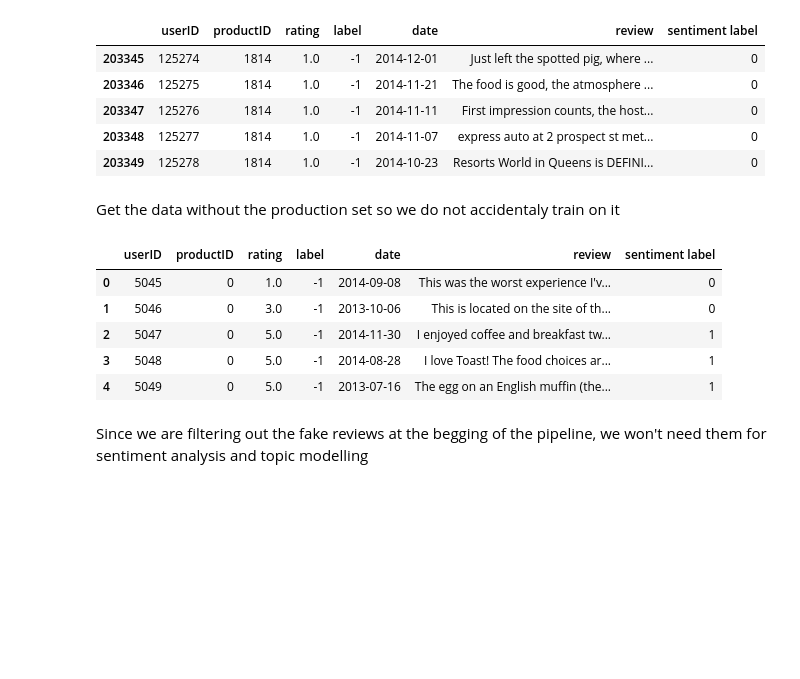
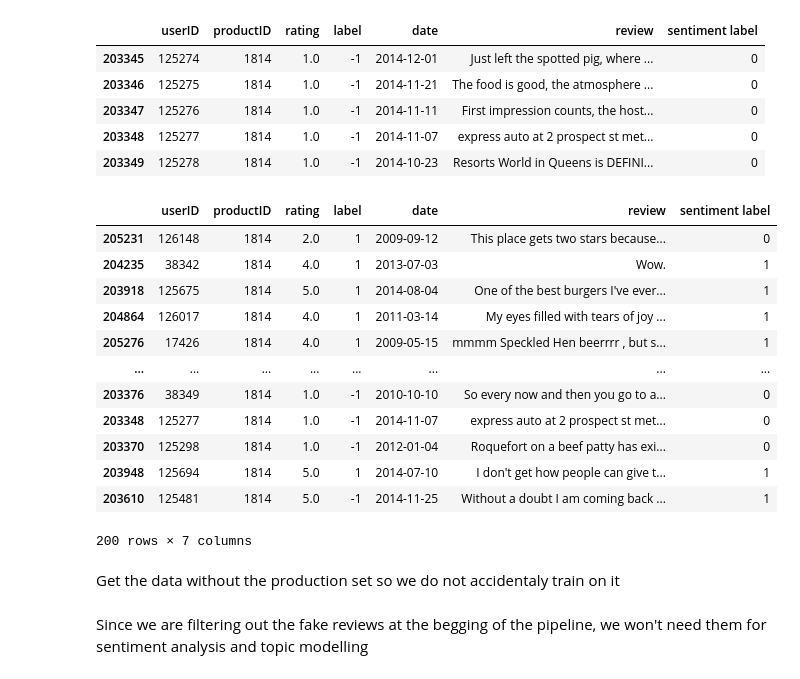
Before and after one commit to poffertje/TextMining, a Jupyter notebook: code/preprocessing.ipynb, the cells around one changed output. Drawn from its saved outputs; the diff is of its cells as text; code cells hidden in the pictures; blank space fills up the shorter version.

```diff
--- a/code/preprocessing.ipynb
+++ b/code/preprocessing.ipynb
@@ -412 +427,18 @@ production_set.to_csv(
 )
+# %%
+sample_production_set = production_set.sample(n=200, random_state=1984)
+sample_production_set
+# %% [output]
+|  | userID | productID | rating | label | date | review | sentiment label |
+| 205231 | 126148 | 1814 | 2.0 | 1 | 2009-09-12 | This place gets two stars because... | 0 |
+| 204235 | 38342 | 1814 | 4.0 | 1 | 2013-07-03 | Wow. | 1 |
+| 203918 | 125675 | 1814 | 5.0 | 1 | 2014-08-04 | One of the best burgers I've ever... | 1 |
+| 204864 | 126017 | 1814 | 4.0 | 1 | 2011-03-14 | My eyes filled with tears of joy ... | 1 |
+| 205276 | 17426 | 1814 | 4.0 | 1 | 2009-05-15 | mmmm Speckled Hen beerrrr , but s... | 1 |
+| ... | ... | ... | ... | ... | ... | ... | ... |
+| 203376 | 38349 | 1814 | 1.0 | -1 | 2010-10-10 | So every now and then you go to a... | 0 |
+| 203348 | 125277 | 1814 | 1.0 | -1 | 2014-11-07 | express auto at 2 prospect st met... | 0 |
+| 203370 | 125298 | 1814 | 1.0 | -1 | 2012-01-04 | Roquefort on a beef patty has exi... | 0 |
+| 203948 | 125694 | 1814 | 5.0 | 1 | 2014-07-10 | I don't get how people can give t... | 1 |
+| 203610 | 125481 | 1814 | 5.0 | -1 | 2014-11-25 | Without a doubt I am coming back ... | 1 |
+200 rows × 7 columns
@@ -416,14 +452,6 @@ Get the data without the production set so we do not accidentaly train on it
 merged_zip_without_1814 = merged_zip.drop(
     merged_zip[merged_zip["productID"] == 1814].index
 )
-merged_zip_without_1814.head()
-# %% [output]
-|  | userID | productID | rating | label | date | review | sentiment label |
-| 0 | 5045 | 0 | 1.0 | -1 | 2014-09-08 | This was the worst experience I'v... | 0 |
-| 1 | 5046 | 0 | 3.0 | -1 | 2013-10-06 | This is located on the site of th... | 0 |
-| 2 | 5047 | 0 | 5.0 | -1 | 2014-11-30 | I enjoyed coffee and breakfast tw... | 1 |
-| 3 | 5048 | 0 | 5.0 | -1 | 2014-08-28 | I love Toast! The food choices ar... | 1 |
-| 4 | 5049 | 0 | 5.0 | -1 | 2013-07-16 | The egg on an English muffin (the... | 1 |
 # %% [markdown]
 Since we are filtering out the fake reviews at the begging of the pipeline, we won't need them for sentiment analysis and topic modelling
 # %%
```
Also changed, not shown: parts of 29 cells of this notebook.
